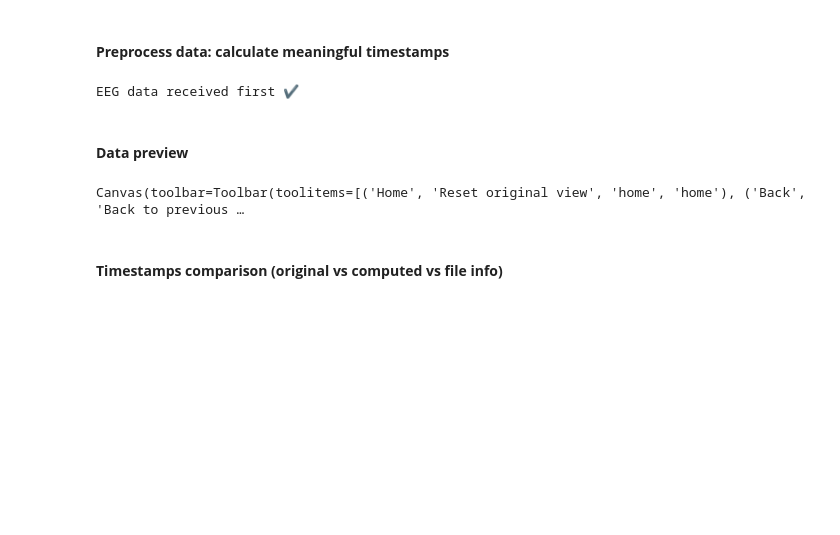
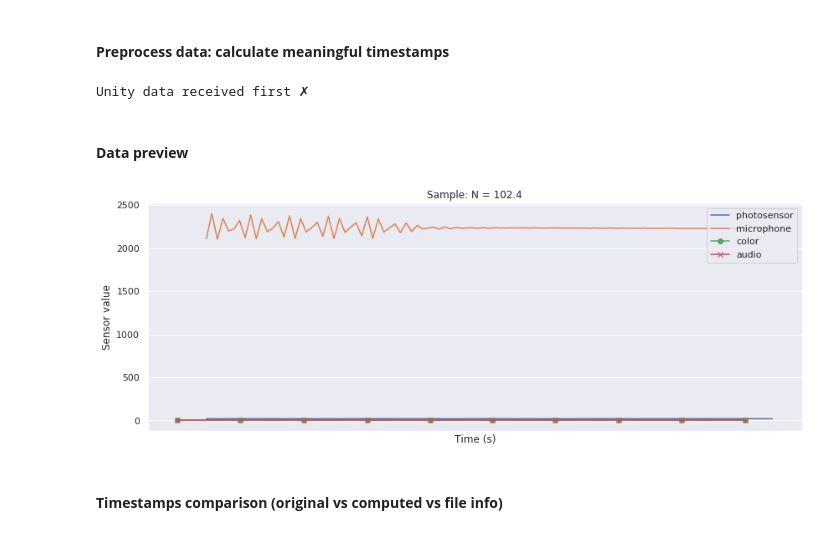
Before and after one commit to mvidaldp/lsl_latency_analysis, a Jupyter notebook: analysis.ipynb, the cells around one changed output. Drawn from its saved outputs; the diff is of its cells as text; code cells hidden in the pictures; blank space fills up the shorter version.

```diff
--- a/analysis.ipynb
+++ b/analysis.ipynb
@@ -172,20 +172,22 @@ u_time = [i + diff for i in u_time]
 # if diff is negative unity data was received before eeg
 if diff < 0:
     print("Unity data received first ✗")
-    if diff < -0.98: #so if the difference cannot be explained by normal EEG sampling        print("Something went wrong with this recording")else:
+    if diff < -0.98: #so if the difference cannot be explained by normal EEG sampling
+        print("Something went wrong with this recording")
+else:
     print("EEG data received first ✔")
 # %% [output]
-EEG data received first ✔
+Unity data received first ✗
 # %% [markdown]
 #### __Data preview__
 # %%
 # interactive: widget, not interactive: inline
-%matplotlib widget
+%matplotlib inline
 sns.set(rc={"figure.figsize": (14, 5)})  # set figure size
 sns.set_style("darkgrid")  # set seaborn plotting style
 
-f_n = 0  # starting point (s)
-s_n = 5  # ending point (s)
+f_n = -0.2  # starting point (s)
+s_n = 0.1 # ending point (s)
 
 start_e = 1024 * f_n  # eeg sampling rate = 1024
 start_u = 90 * f_n  # unity sampling rate = 90
@@ -193,34 +195,34 @@ start_u = 90 * f_n  # unity sampling rate = 90
 five_sec = 1024 * s_n  # N of eeg in 5 s
 f_sec = 90 * s_n  # N of unity in 5 s
 u_height = 3500  # factor to improve unity (true/1) values visualization
 e_t = np.array(e_time)
 u_t = np.array(u_time)
 
 # select range of timestamps, diode and microphone values (eeg)
 e_time_selection = e_t[(e_t > f_n) & (e_t < s_n)]
 e_color_selection = e_color[(e_t > f_n) & (e_t < s_n)]
 e_audio_selection = e_audio[(e_t > f_n) & (e_t < s_n)]
 
 # select a range of timestamps, color and audio values (unity)
 u_time_selection = u_t[(u_t > f_n) & (u_t < s_n)]
 u_color_selection = u_color[(u_t > f_n) & (u_t < s_n)]
 u_audio_selection = u_audio[1][(u_t > f_n) & (u_t < s_n)]
 
 # plot the selected range to compare eeg vs unity values
 plt.plot(e_time_selection, e_color_selection * 0.05)
 plt.plot(e_time_selection, e_audio_selection)
 plt.plot(u_time_selection, u_color_selection * u_height, marker="o")
 plt.plot(u_time_selection, u_audio_selection * u_height, marker="x")
 
 plt.title(f"Sample: N = {five_sec}")
 plt.ylabel("Sensor value")
 plt.xlabel("Time (s)")
 plt.xticks(np.arange(f_n, s_n, step=0.5))
 labels = ["photosensor", "microphone", "color", "audio"]
 plt.legend(labels, loc="upper right")  # set the legend
 plt.show()
 # %% [output]
-Canvas(toolbar=Toolbar(toolitems=[('Home', 'Reset original view', 'home', 'home'), ('Back', 'Back to previous …
+[figure, added]
 # %% [markdown]
 #### __Timestamps comparison (original vs computed vs file info)__
 # %%
```
Also changed, not shown: parts of 14 cells of this notebook.
